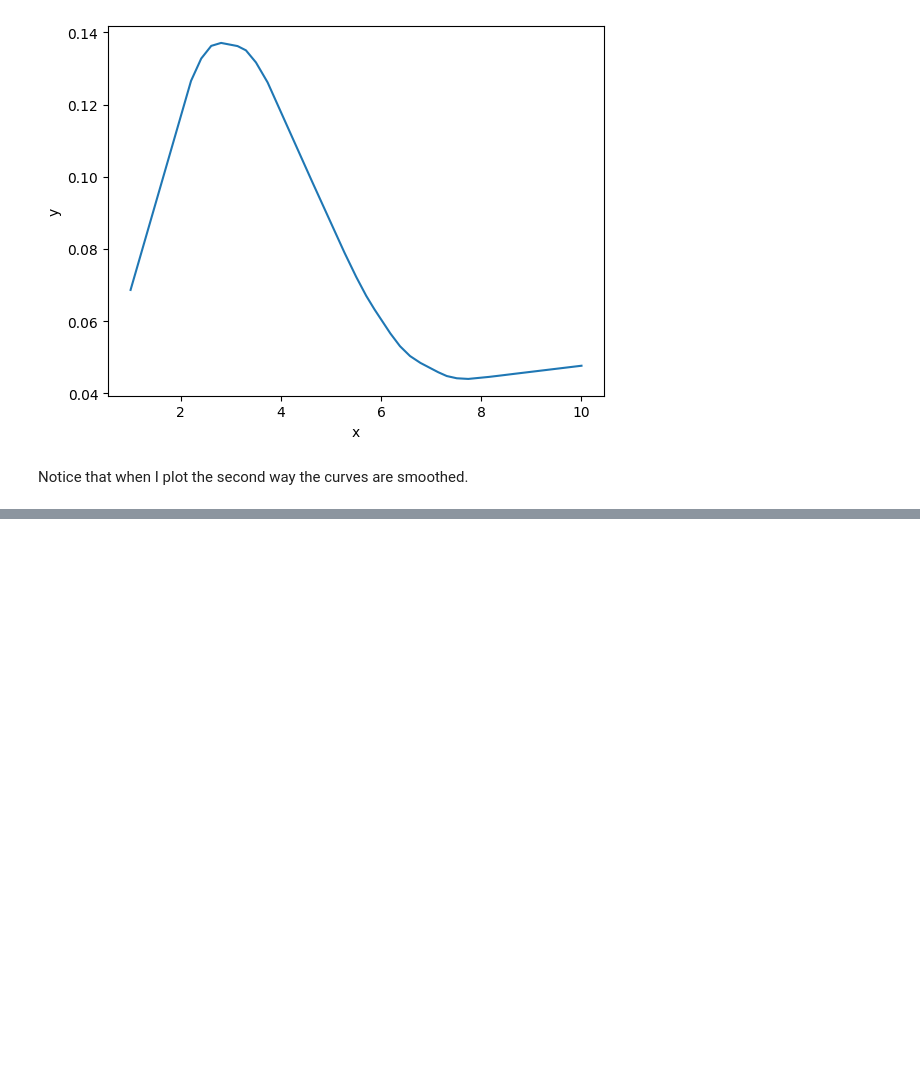
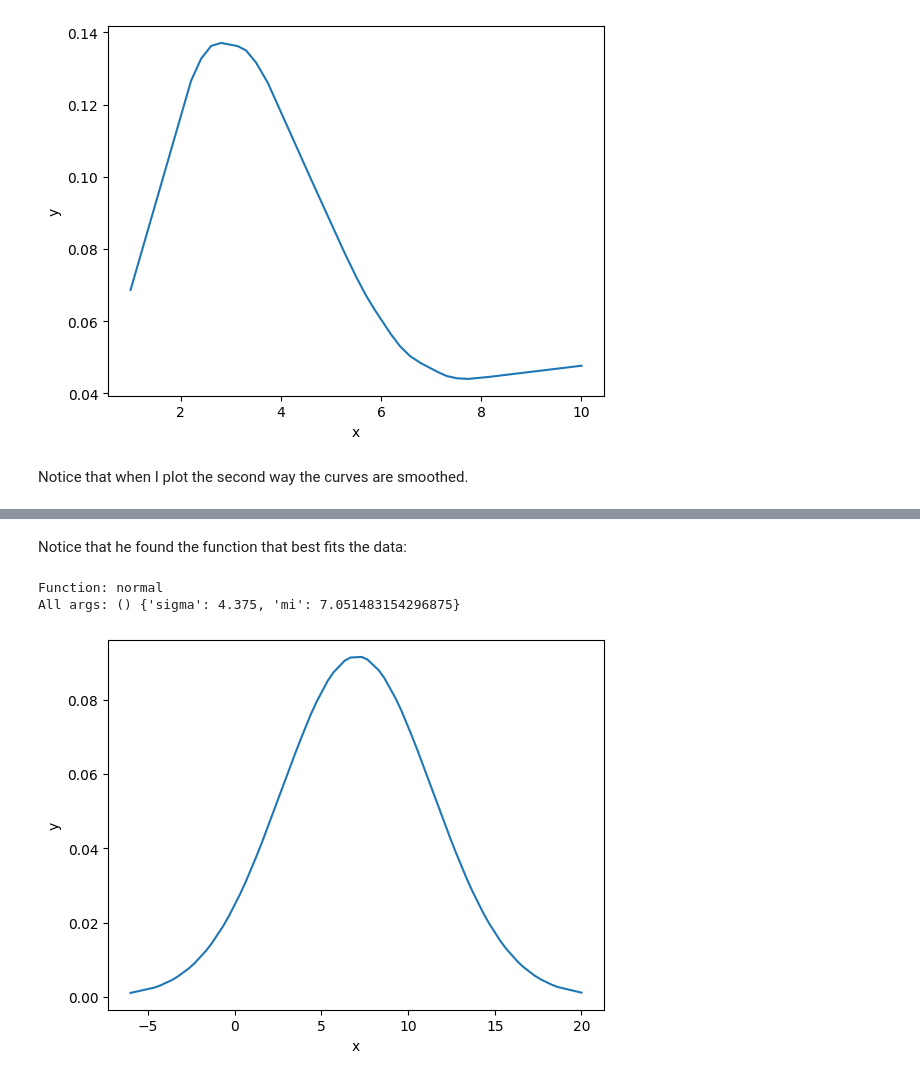
Before and after one commit to IanAguiar-ai/Discrete_Functions_Action_Integration_Hub, a Jupyter notebook: Example/Example_Discrete_Functions_Action_Integration_Hub.ipynb, the cells around one changed output, grey strips where cells are left out. Saved outputs shown, nothing was run; the diff lists cells and outputs as text; code cells hidden in the pictures; blank space fills up the shorter version.

```diff
--- a/Example/Example_Discrete_Functions_Action_Integration_Hub.ipynb
+++ b/Example/Example_Discrete_Functions_Action_Integration_Hub.ipynb
@@ -209,0 +254,9 @@ Notice that when I plot the second way the curves are smoothed.
+# %% [markdown]
+Notice that he found the function that best fits the data:
+# %%
+print(best_model)
+best_model[-6:20].plot()
+# %% [output]
+Function: normal
+All args: () {'sigma': 4.375, 'mi': 7.051483154296875}
+[figure, added]
```
Also changed, not shown: parts of 11 cells of this notebook, 1 other file.
